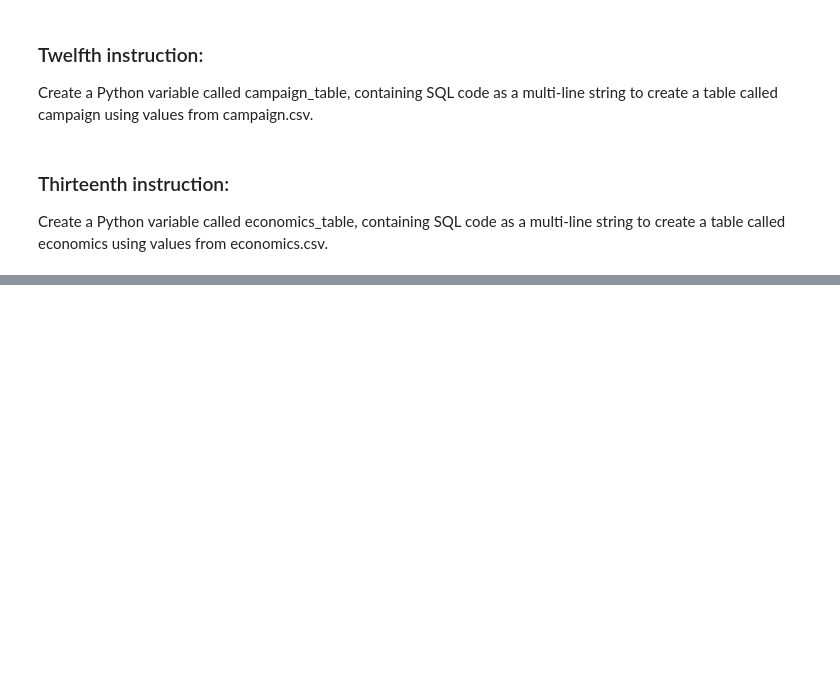
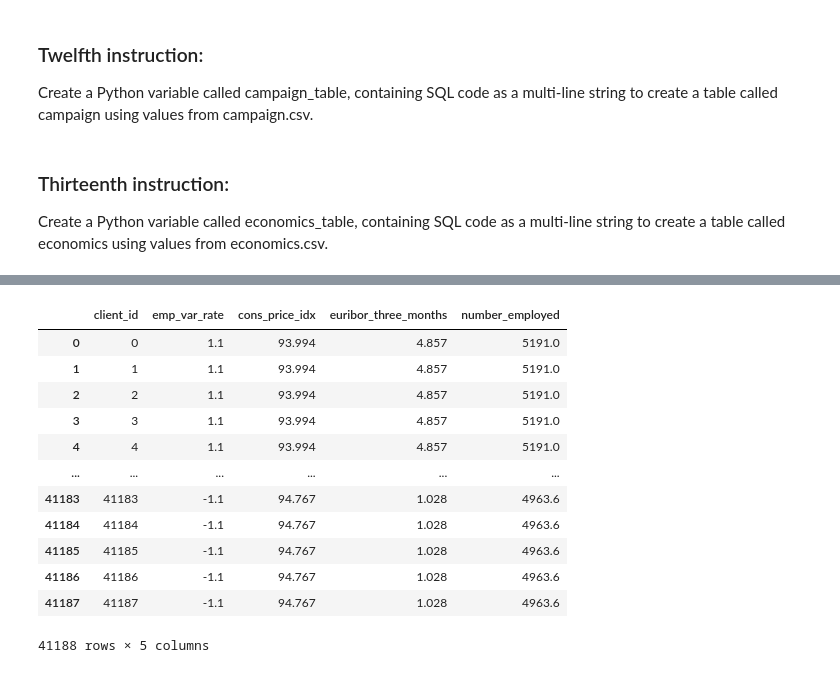
Before and after one commit to M21x1/designing_bank_marketing_database, a Jupyter notebook: database_design.ipynb, the cells around one changed output, grey strips where cells are left out. Saved outputs shown, nothing was run; the diff lists cells and outputs as text; code cells hidden in the pictures; blank space fills up the shorter version.

```diff
--- a/database_design.ipynb
+++ b/database_design.ipynb
@@ -243,0 +356,19 @@ economics_table = '''
+# %%
+# For economics
+
+economics_df = pd.read_sql('SELECT * FROM economics_data', engine)
+economics_df
+# %% [output]
+|  | client_id | emp_var_rate | cons_price_idx | euribor_three_months | number_employed |
+| 0 | 0 | 1.1 | 93.994 | 4.857 | 5191.0 |
+| 1 | 1 | 1.1 | 93.994 | 4.857 | 5191.0 |
+| 2 | 2 | 1.1 | 93.994 | 4.857 | 5191.0 |
+| 3 | 3 | 1.1 | 93.994 | 4.857 | 5191.0 |
+| 4 | 4 | 1.1 | 93.994 | 4.857 | 5191.0 |
+| ... | ... | ... | ... | ... | ... |
+| 41183 | 41183 | -1.1 | 94.767 | 1.028 | 4963.6 |
+| 41184 | 41184 | -1.1 | 94.767 | 1.028 | 4963.6 |
+| 41185 | 41185 | -1.1 | 94.767 | 1.028 | 4963.6 |
+| 41186 | 41186 | -1.1 | 94.767 | 1.028 | 4963.6 |
+| 41187 | 41187 | -1.1 | 94.767 | 1.028 | 4963.6 |
+41188 rows × 5 columns
```
Also changed, not shown: parts of 11 cells of this notebook.
